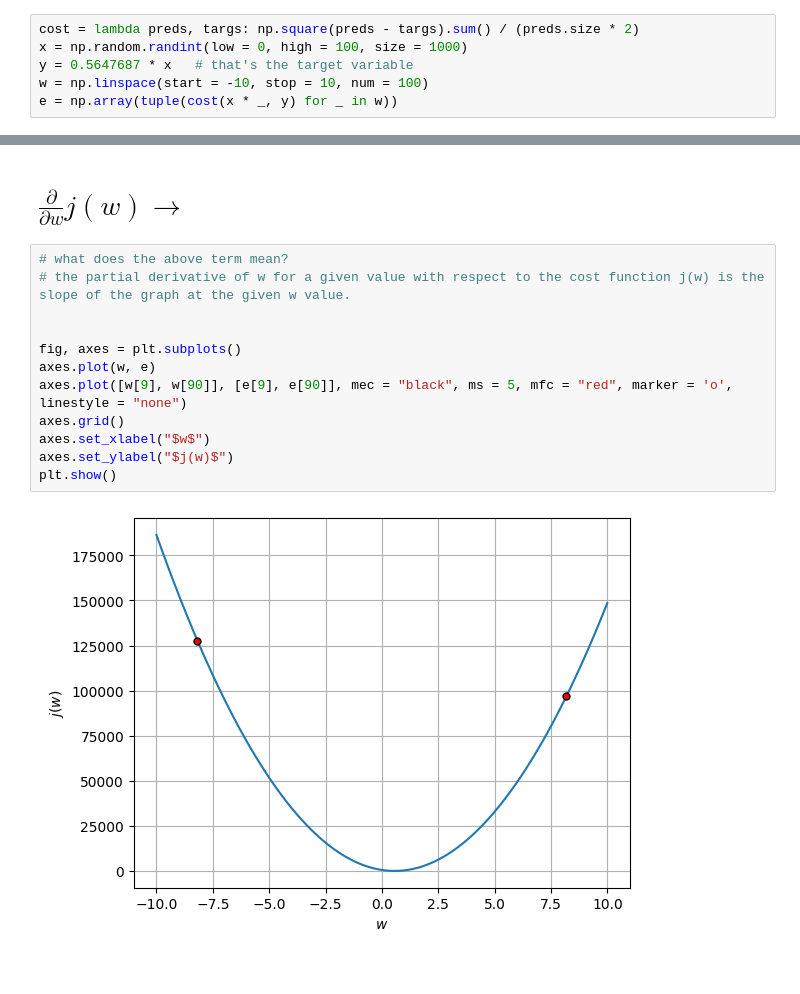
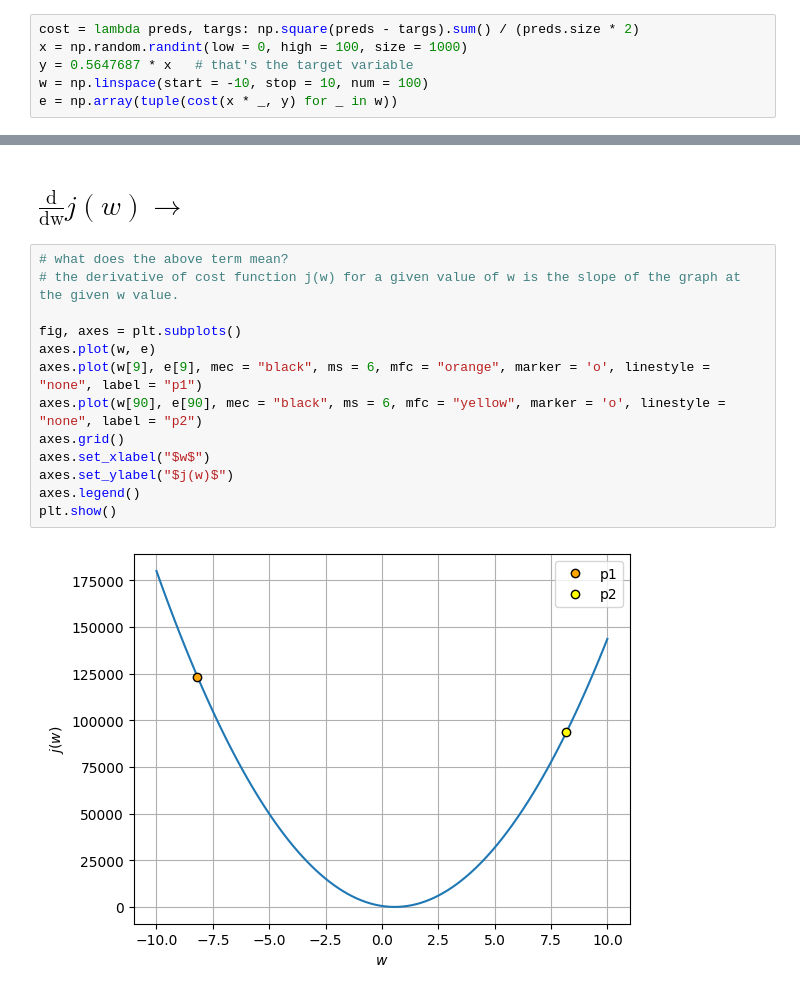
Before and after one commit to anoban/Supervised-Machine-Learning-Regression-and-Classification, a Jupyter notebook: anoban/Derivatives.ipynb, the cells around one changed output, grey strips where cells are left out. Cells and saved outputs as stored; diff of their text form.

Commit message:
modified:   anoban/Derivatives.ipynb 	new file:   anoban/Multivariate Linear Regression.ipynb

```diff
--- a/anoban/Derivatives.ipynb
+++ b/anoban/Derivatives.ipynb
@@ -46,17 +49,18 @@ plt.show()
 # %% [markdown]
-# $\frac{\partial}{\partial{w}}j(w) \rightarrow$
+# $\frac{\mathrm{d}}{\mathrm{dw}}j(w) \rightarrow$
 # %%
 # what does the above term mean?
-# the partial derivative of w for a given value with respect to the cost function j(w) is the slope of the graph at the given w value.
-
+# the derivative of cost function j(w) for a given value of w is the slope of the graph at the given w value.
 
 fig, axes = plt.subplots()
 axes.plot(w, e)
-axes.plot([w[9], w[90]], [e[9], e[90]], mec = "black", ms = 5, mfc = "red", marker = 'o', linestyle = "none")
+axes.plot(w[9], e[9], mec = "black", ms = 6, mfc = "orange", marker = 'o', linestyle = "none", label = "p1")
+axes.plot(w[90], e[90], mec = "black", ms = 6, mfc = "yellow", marker = 'o', linestyle = "none", label = "p2")
 axes.grid()
 axes.set_xlabel("$w$")
 axes.set_ylabel("$j(w)$")
+axes.legend()
 plt.show()
 # %% [output]
-[figure, old version]
+[figure, new version]
 # %%
```
Also changed, not shown: parts of 12 cells of this notebook, 1 other file.
